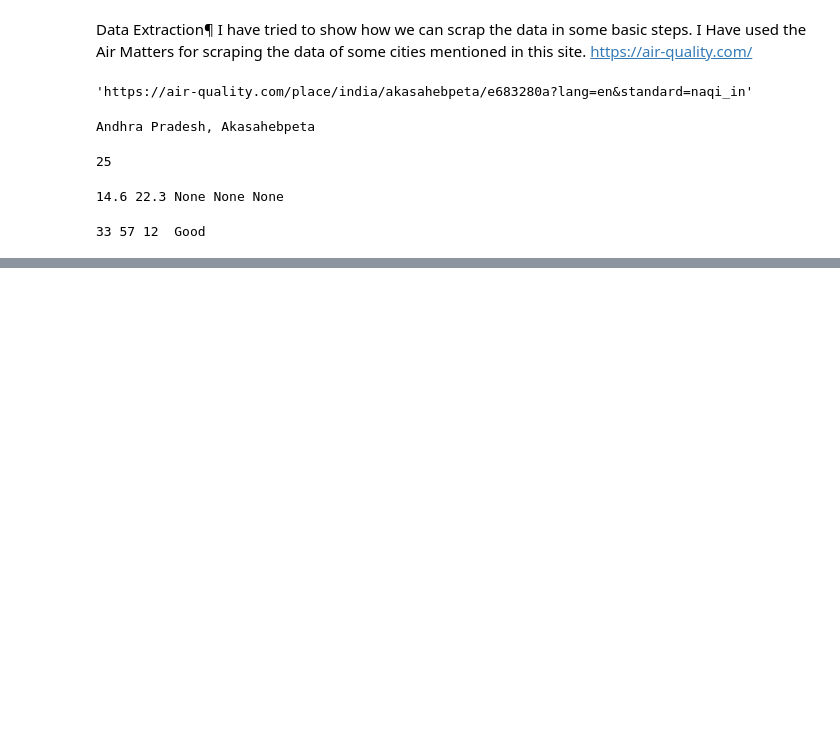
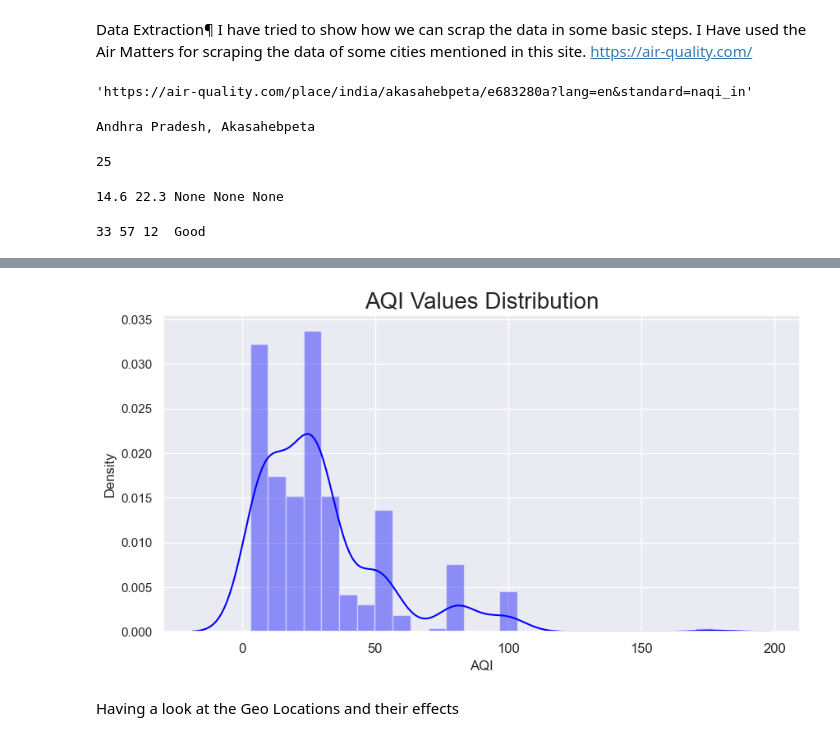
Before and after one commit to chandu-bala/EnviroMonitor, a Jupyter notebook: notebooks/AQI_Project.ipynb, the cells around one changed output, grey strips where cells are left out. Cells and saved outputs as stored; diff of their text form; code cells hidden in the pictures; blank space fills up the shorter version.

Commit message:
Staged Commit : Data

```diff
--- a/notebooks/AQI_Project.ipynb
+++ b/notebooks/AQI_Project.ipynb
@@ -73,0 +245,11 @@ except ImportError:
+# %%
+from sklearn.impute import KNNImputer
+
+impute_data = df.drop(columns=["State","City","AQI Type"])
+
+# Initialize the KNNImputer with the desired parameters
+imputer = KNNImputer(n_neighbors=3,weights="uniform")
+
+# Perform imputation on the selected columns
+impute_data=imputer.fit_transform(impute_data)
+impute_data[0]
@@ -73,0 +279,2 @@ except ImportError:
+# %%
+df[["PM2.5", "PM10", "O3", "SO2", "CO", "Wind Speed", "Humidity", "Temp", "AQI"]] = impute_data
@@ -73,0 +411,7 @@ except ImportError:
+# %%
+sns.set(rc={'figure.figsize':(10,5)})
+plt.xticks(fontsize=12)
+p=sns.distplot(df['AQI'],color='Blue')
+p.axes.set_title("AQI Values Distribution",fontsize=20);
+# %% [output]
+[figure, added]
@@ -73,0 +454,2 @@ except ImportError:
+# %% [markdown]
+Having a look at the Geo Locations and their effects
```
Also changed, not shown: parts of 31 cells of this notebook, 2 other files.
